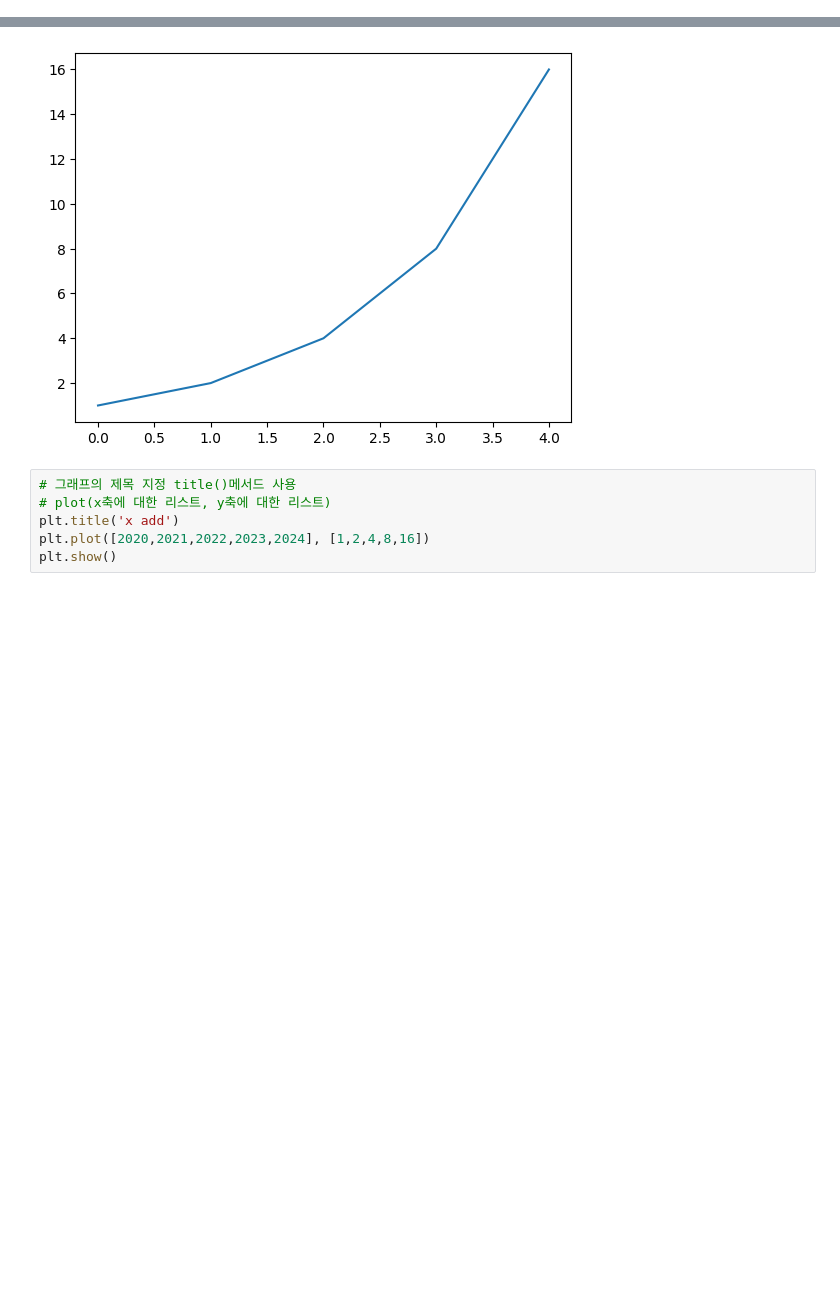
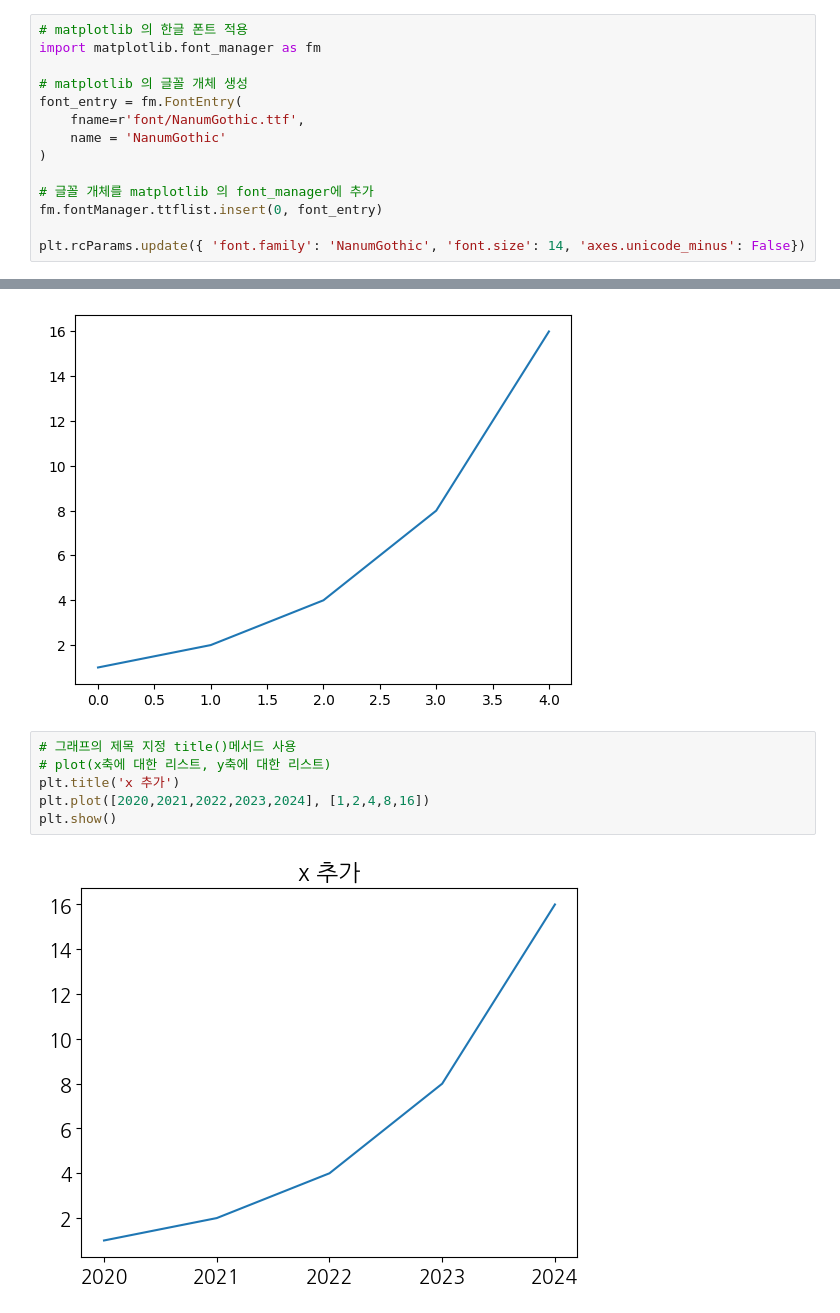
Before and after one commit to y0001ha/python-20240718, a Jupyter notebook: visualize-data.ipynb, the cells around one changed output, grey strips where cells are left out. Drawn from its saved outputs; the diff is of its cells as text; blank space fills up the shorter version.

````diff
--- a/visualize-data.ipynb
+++ b/visualize-data.ipynb
@@ -21,6 +21,20 @@ import matplotlib.pyplot as plt
 ```
 # %%
 import matplotlib.pyplot as plt
+# %%
+# matplotlib 의 한글 폰트 적용
+import matplotlib.font_manager as fm
+
+# matplotlib 의 글꼴 개체 생성
+font_entry = fm.FontEntry(
+    fname=r'font/NanumGothic.ttf',
+    name = 'NanumGothic'
+)
+
+# 글꼴 개체를 matplotlib 의 font_manager에 추가
+fm.fontManager.ttflist.insert(0, font_entry)
+
+plt.rcParams.update({ 'font.family': 'NanumGothic', 'font.size': 14, 'axes.unicode_minus': False})
 # %%
 import numpy as np
 # %%
@@ -60,6 +74,8 @@ plt.show()
 # %%
 # 그래프의 제목 지정 title()메서드 사용
 # plot(x축에 대한 리스트, y축에 대한 리스트)
-plt.title('x add')
+plt.title('x 추가')
 plt.plot([2020,2021,2022,2023,2024], [1,2,4,8,16])
 plt.show()
+# %% [output]
+[figure, added]
````
Also changed, not shown: parts of 8 cells of this notebook.
